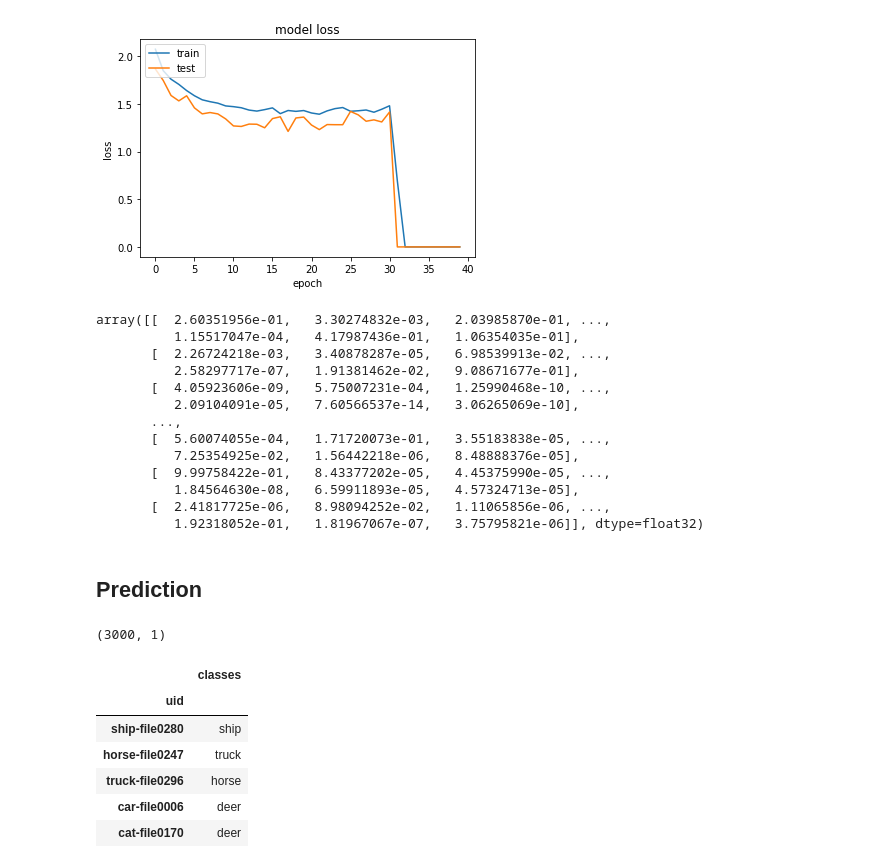
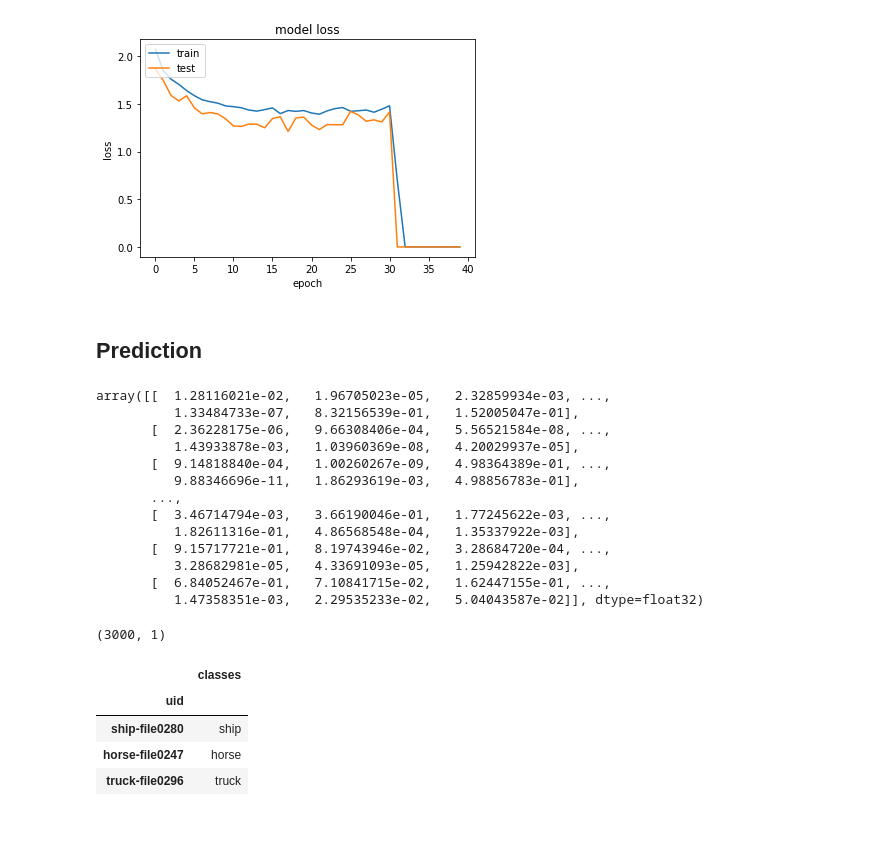
Before and after one commit to infocrat/npl_deeplearning_lab, a Jupyter notebook: labwork1.ipynb, the cells around one changed output. Saved outputs shown, nothing was run; the diff lists cells and outputs as text; code cells hidden in the pictures; blank space fills up the shorter version.

```diff
--- a/labwork1.ipynb
+++ b/labwork1.ipynb
@@ -130,16 +130,16 @@ model.add(Conv2D(64, (3, 3), input_shape=(96, 96, 3)))
 model.add(Activation('relu'))
 model.add(MaxPooling2D(pool_size=(2, 2)))
 
-model.add(Conv2D(64, (3, 3)))
-model.add(Activation('relu'))
-model.add(MaxPooling2D(pool_size=(2, 2)))
+#model.add(Conv2D(64, (3, 3)))
+#model.add(Activation('relu'))
+#model.add(MaxPooling2D(pool_size=(2, 2)))
 
-model.add(Conv2D(64, (3, 3)))
+model.add(Conv2D(32, (3, 3)))
 model.add(Activation('relu'))
 model.add(MaxPooling2D(pool_size=(2, 2)))
 
 model.add(Flatten())  # this converts our 3D feature maps to 1D feature vectors
-model.add(Dense(64))
+model.add(Dense(32))
 model.add(Activation('relu'))
 model.add(Dropout(0.5))
 model.add(Dense(10))
@@ -155,8 +155,8 @@ model.compile(loss='categorical_crossentropy',
 def step_decay(epoch):
     import math
     initial_lrate = 0.002
-    drop = 0.75
-    epochs_drop = 10.0
+    drop = 0.8
+    epochs_drop = 20.0
     lrate = initial_lrate * math.pow(drop, math.floor((1+epoch)/epochs_drop))
     print(lrate)
     return lrate
@@ -171,7 +171,7 @@ plt.show()
 history = model.fit_generator(
         train_generator,
         steps_per_epoch=4000 / batch_size,
-        epochs=150,
+        epochs=200,
         validation_data=validation_generator,
         callbacks=[plot_losses, LearningRateScheduler(step_decay)],
         validation_steps=1000 / batch_size)
@@ -210,26 +212,26 @@ plt.legend(['train', 'test'], loc='upper left')
 plt.show()
 # %% [output]
 [figure]
+# %% [markdown]
+## Prediction
 # %%
 predicted = model.predict_generator(predict_generator, 3000 / batch_size)
 # %%
 predicted
 # %% [output]
-array([[  2.60351956e-01,   3.30274832e-03,   2.03985870e-01, ...,
-          1.15517047e-04,   4.17987436e-01,   1.06354035e-01],
-       [  2.26724218e-03,   3.40878287e-05,   6.98539913e-02, ...,
-          2.58297717e-07,   1.91381462e-02,   9.08671677e-01],
-       [  4.05923606e-09,   5.75007231e-04,   1.25990468e-10, ...,
-          2.09104091e-05,   7.60566537e-14,   3.06265069e-10],
+array([[  1.28116021e-02,   1.96705023e-05,   2.32859934e-03, ...,
+          1.33484733e-07,   8.32156539e-01,   1.52005047e-01],
+       [  2.36228175e-06,   9.66308406e-04,   5.56521584e-08, ...,
+          1.43933878e-03,   1.03960369e-08,   4.20029937e-05],
+       [  9.14818840e-04,   1.00260267e-09,   4.98364389e-01, ...,
+          9.88346696e-11,   1.86293619e-03,   4.98856783e-01],
        ...,
-       [  5.60074055e-04,   1.71720073e-01,   3.55183838e-05, ...,
-          7.25354925e-02,   1.56442218e-06,   8.48888376e-05],
-       [  9.99758422e-01,   8.43377202e-05,   4.45375990e-05, ...,
-          1.84564630e-08,   6.59911893e-05,   4.57324713e-05],
-       [  2.41817725e-06,   8.98094252e-02,   1.11065856e-06, ...,
-          1.92318052e-01,   1.81967067e-07,   3.75795821e-06]], dtype=float32)
+       [  3.46714794e-03,   3.66190046e-01,   1.77245622e-03, ...,
+          1.82611316e-01,   4.86568548e-04,   1.35337922e-03],
+       [  9.15717721e-01,   8.19743946e-02,   3.28684720e-04, ...,
+          3.28682981e-05,   4.33691093e-05,   1.25942822e-03],
+       [  6.84052467e-01,   7.10841715e-02,   1.62447155e-01, ...,
+          1.47358351e-03,   2.29535233e-02,   5.04043587e-02]], dtype=float32)
-# %% [markdown]
-## Prediction
 # %%
 import re
 import pandas as pd
@@ -240,15 +242,13 @@ output = pd.DataFrame({
         .set_index('uid')
 # %%
 print(output.shape)
-output.head()
+output.head(3)
 # %% [output]
 (3000, 1)
 |  | classes |
 | uid |  |
 | ship-file0280 | ship |
-| horse-file0247 | truck |
-| truck-file0296 | horse |
-| car-file0006 | deer |
-| cat-file0170 | deer |
+| horse-file0247 | horse |
+| truck-file0296 | truck |
 # %%
 submission = pd.read_csv('dl_lab_pictures.csv',sep='\t', index_col='uid')
```
Also changed, not shown: parts of 5 cells of this notebook, 1 other file.
